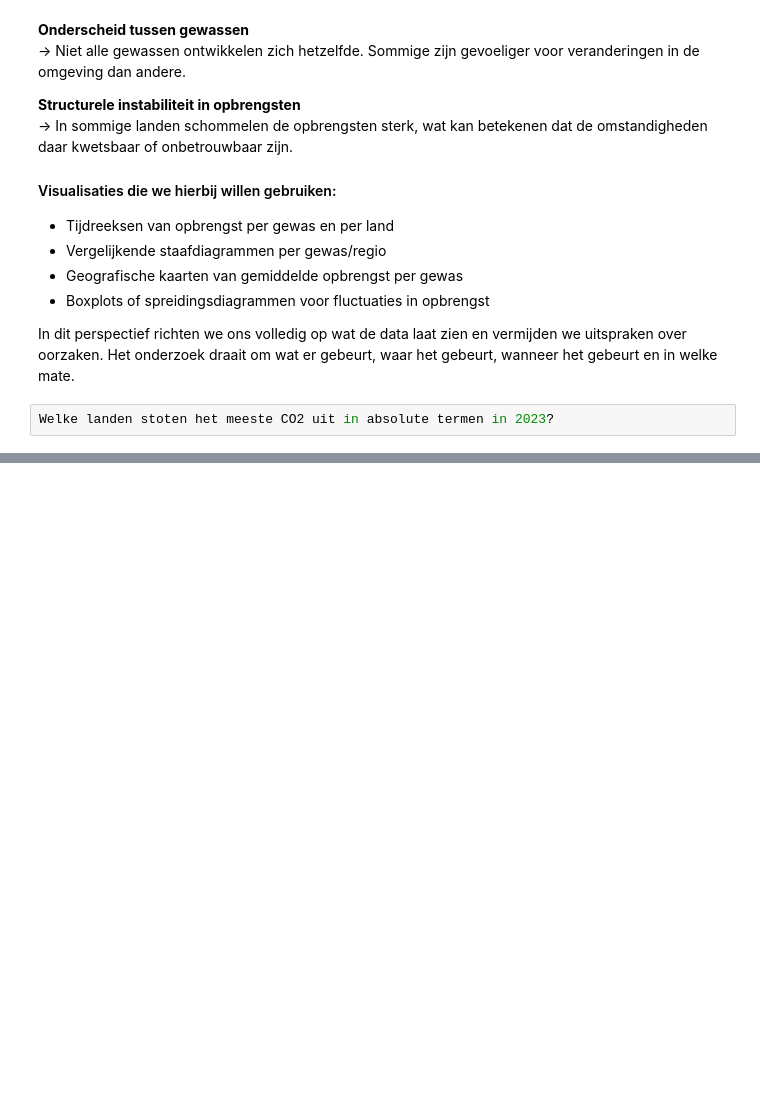
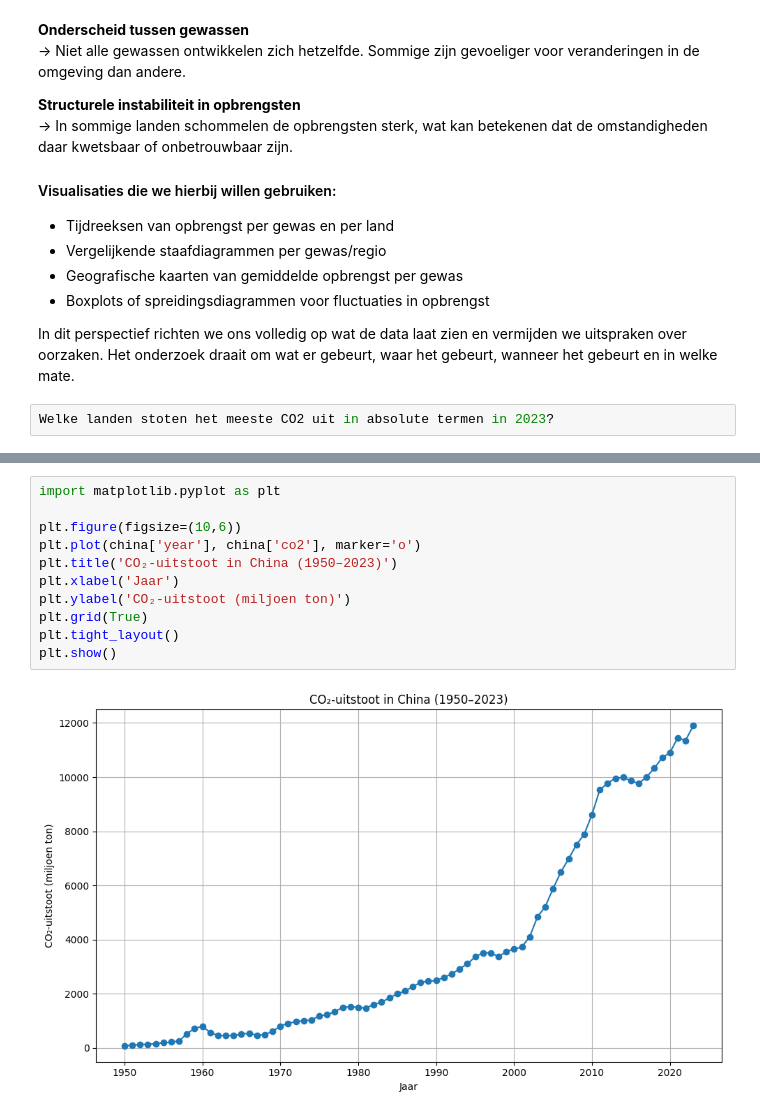
Before and after one commit to CarmenvanderLans/Info-Vis, a Jupyter notebook: docs/data_story.ipynb, the cells around one changed output, grey strips where cells are left out. Saved outputs shown, nothing was run; the diff lists cells and outputs as text; blank space fills up the shorter version.

```diff
--- a/docs/data_story.ipynb
+++ b/docs/data_story.ipynb
@@ -89,0 +114,13 @@ Welke landen stoten het meeste CO2 uit in absolute termen in 2023?
+# %%
+import matplotlib.pyplot as plt
+
+plt.figure(figsize=(10,6))
+plt.plot(china['year'], china['co2'], marker='o')
+plt.title('CO₂-uitstoot in China (1950–2023)')
+plt.xlabel('Jaar')
+plt.ylabel('CO₂-uitstoot (miljoen ton)')
+plt.grid(True)
+plt.tight_layout()
+plt.show()
+# %% [output]
+[figure, added]
```
Also changed, not shown: parts of 12 cells of this notebook.
